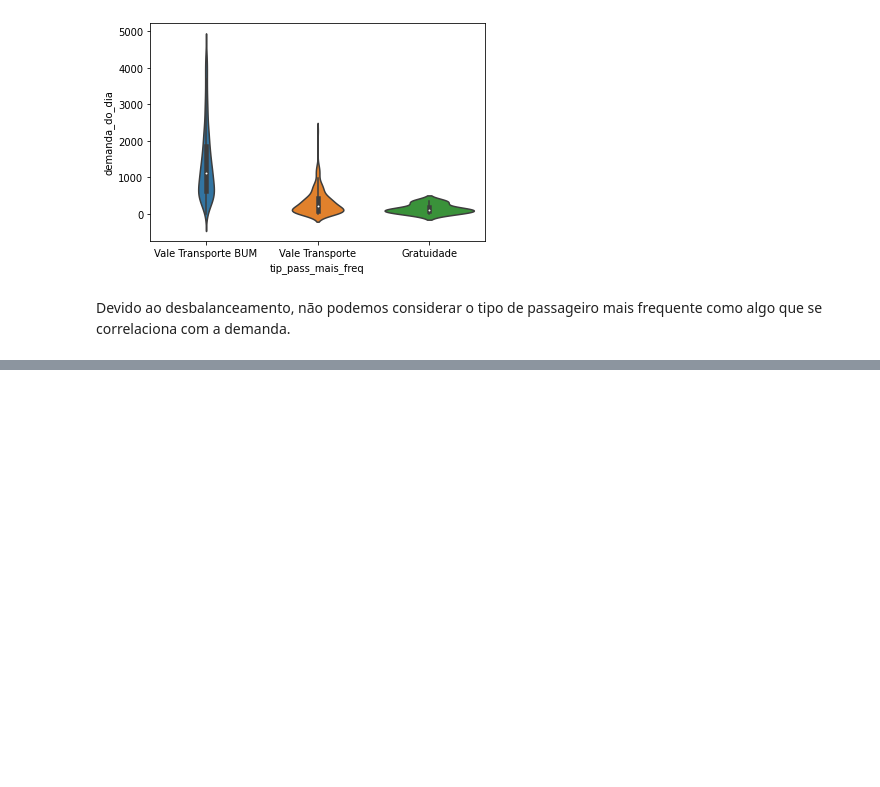
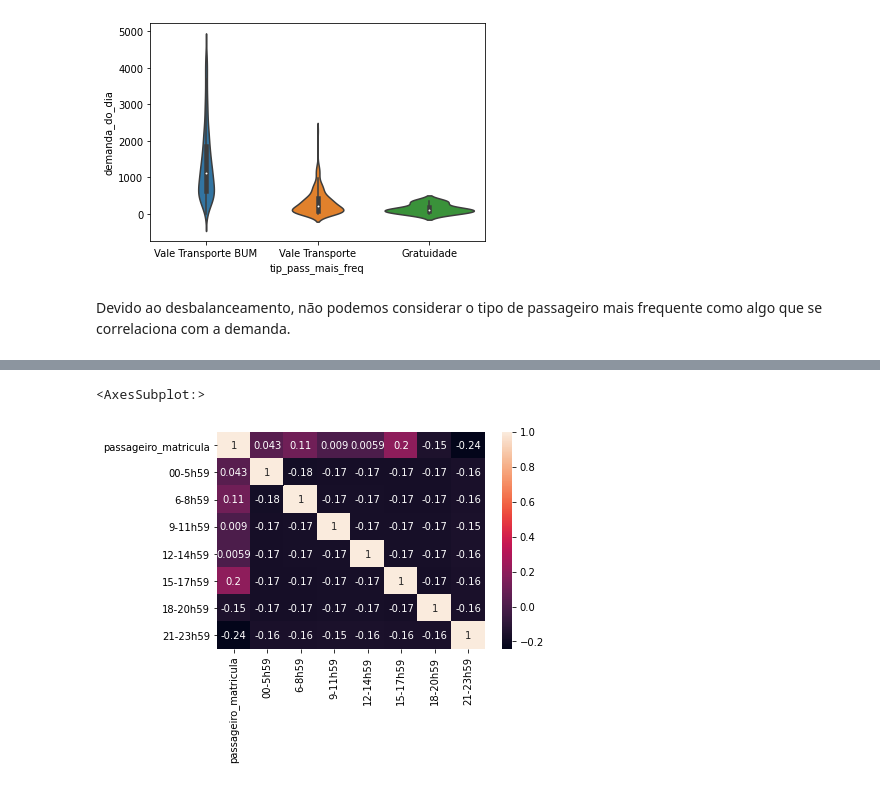
Before and after one commit to iuryrosal/analysis_transport_fortaleza, a Jupyter notebook: notebooks/analise_exploratoria/analise_exploratoria.ipynb, the cells around one changed output, grey strips where cells are left out. Drawn from its saved outputs; the diff is of its cells as text; code cells hidden in the pictures; blank space fills up the shorter version.

```diff
--- a/notebooks/analise_exploratoria/analise_exploratoria.ipynb
+++ b/notebooks/analise_exploratoria/analise_exploratoria.ipynb
@@ -133,0 +224,4 @@ Devido ao desbalanceamento, não podemos considerar o tipo de passageiro mais fr
+# %%
+v_hora_range = v.groupby(["linha_numero", "movimento_diario_data_mov", "passageiro_hora_range"]).count()["passageiro_matricula"].to_frame().reset_index()
+# %%
+v_hora_range.dropna(inplace=True)
@@ -133,0 +298,9 @@ Devido ao desbalanceamento, não podemos considerar o tipo de passageiro mais fr
+# %%
+v_hora_range_dummies = pd.get_dummies(v_hora_range["passageiro_hora_range"])
+# %%
+v_hora_range = pd.concat([v_hora_range, v_hora_range_dummies], axis=1)
+# %%
+sb.heatmap(v_hora_range.drop(columns=["linha_numero"]).corr(), annot=True)
+# %% [output]
+<AxesSubplot:>
+[figure, added]
```
Also changed, not shown: parts of 16 cells of this notebook.
